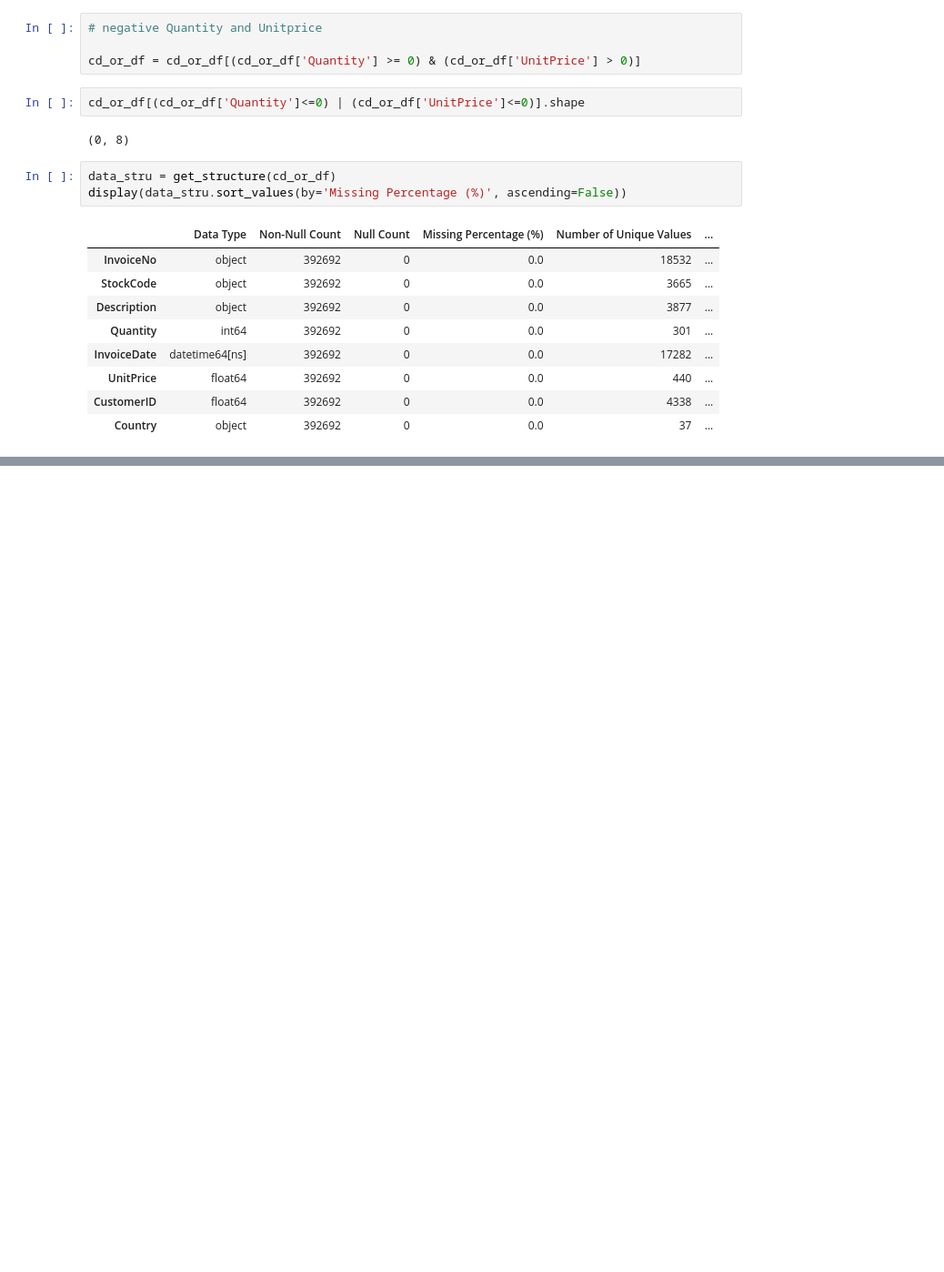
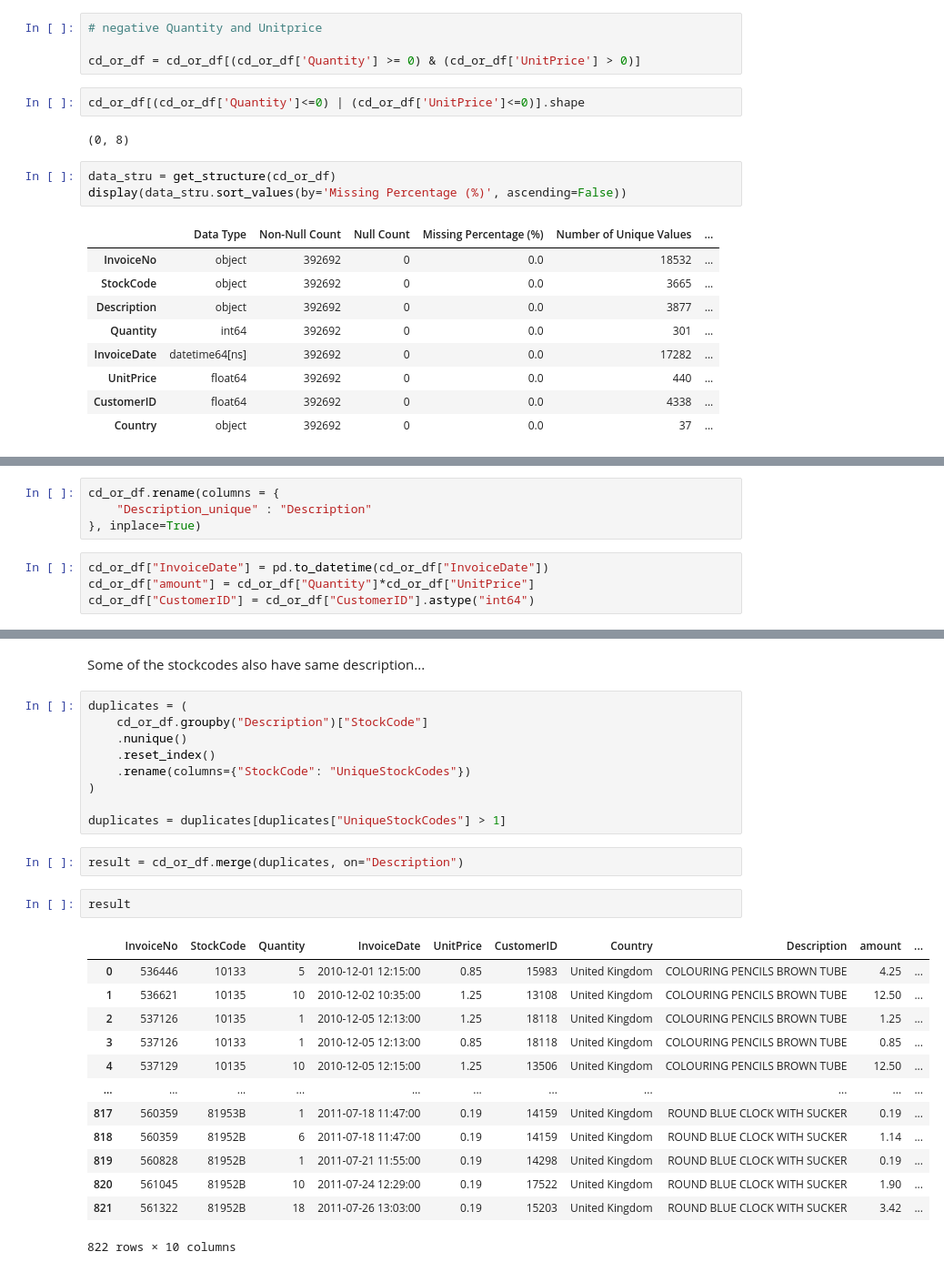
Before and after one commit to bharath03-a/CustomerSegmentationMarketAnalysis, a Jupyter notebook: notebooks/01_customer_segmention_techniques.ipynb, the cells around one changed output, grey strips where cells are left out. Shown at 91% size. Cells and saved outputs as stored; diff of their text form; blank space fills up the shorter version.

```diff
--- a/notebooks/01_customer_segmention_techniques.ipynb
+++ b/notebooks/01_customer_segmention_techniques.ipynb
@@ -213,0 +282,8 @@ Weirdly the total number unique values in `Description` a
+# %%
+cd_or_df.rename(columns = {
+    "Description_unique" : "Description"
+}, inplace=True)
+# %%
+cd_or_df["InvoiceDate"] = pd.to_datetime(cd_or_df["InvoiceDate"])
+cd_or_df["amount"] = cd_or_df["Quantity"]*cd_or_df["UnitPrice"]
+cd_or_df["CustomerID"] = cd_or_df["CustomerID"].astype("int64")
@@ -213,0 +304,29 @@ Weirdly the total number unique values in `Description` a
+# %% [markdown]
+Some of the stockcodes also have same description...
+# %%
+duplicates = (
+    cd_or_df.groupby("Description")["StockCode"]
+    .nunique()
+    .reset_index()
+    .rename(columns={"StockCode": "UniqueStockCodes"})
+)
+
+duplicates = duplicates[duplicates["UniqueStockCodes"] > 1]
+# %%
+result = cd_or_df.merge(duplicates, on="Description")
+# %%
+result
+# %% [output]
+|  | InvoiceNo | StockCode | Quantity | InvoiceDate | UnitPrice | CustomerID | Country | Description | amount | ... |
+| 0 | 536446 | 10133 | 5 | 2010-12-01 12:15:00 | 0.85 | 15983 | United Kingdom | COLOURING PENCILS BROWN TUBE | 4.25 | ... |
+| 1 | 536621 | 10135 | 10 | 2010-12-02 10:35:00 | 1.25 | 13108 | United Kingdom | COLOURING PENCILS BROWN TUBE | 12.50 | ... |
+| 2 | 537126 | 10135 | 1 | 2010-12-05 12:13:00 | 1.25 | 18118 | United Kingdom | COLOURING PENCILS BROWN TUBE | 1.25 | ... |
+| 3 | 537126 | 10133 | 1 | 2010-12-05 12:13:00 | 0.85 | 18118 | United Kingdom | COLOURING PENCILS BROWN TUBE | 0.85 | ... |
+| 4 | 537129 | 10135 | 10 | 2010-12-05 12:15:00 | 1.25 | 13506 | United Kingdom | COLOURING PENCILS BROWN TUBE | 12.50 | ... |
+| ... | ... | ... | ... | ... | ... | ... | ... | ... | ... | ... |
+| 817 | 560359 | 81953B | 1 | 2011-07-18 11:47:00 | 0.19 | 14159 | United Kingdom | ROUND BLUE CLOCK WITH SUCKER | 0.19 | ... |
+| 818 | 560359 | 81952B | 6 | 2011-07-18 11:47:00 | 0.19 | 14159 | United Kingdom | ROUND BLUE CLOCK WITH SUCKER | 1.14 | ... |
+| 819 | 560828 | 81952B | 1 | 2011-07-21 11:55:00 | 0.19 | 14298 | United Kingdom | ROUND BLUE CLOCK WITH SUCKER | 0.19 | ... |
+| 820 | 561045 | 81952B | 10 | 2011-07-24 12:29:00 | 0.19 | 17522 | United Kingdom | ROUND BLUE CLOCK WITH SUCKER | 1.90 | ... |
+| 821 | 561322 | 81952B | 18 | 2011-07-26 13:03:00 | 0.19 | 15203 | United Kingdom | ROUND BLUE CLOCK WITH SUCKER | 3.42 | ... |
+822 rows × 10 columns
```
Also changed, not shown: parts of 13 cells of this notebook.
